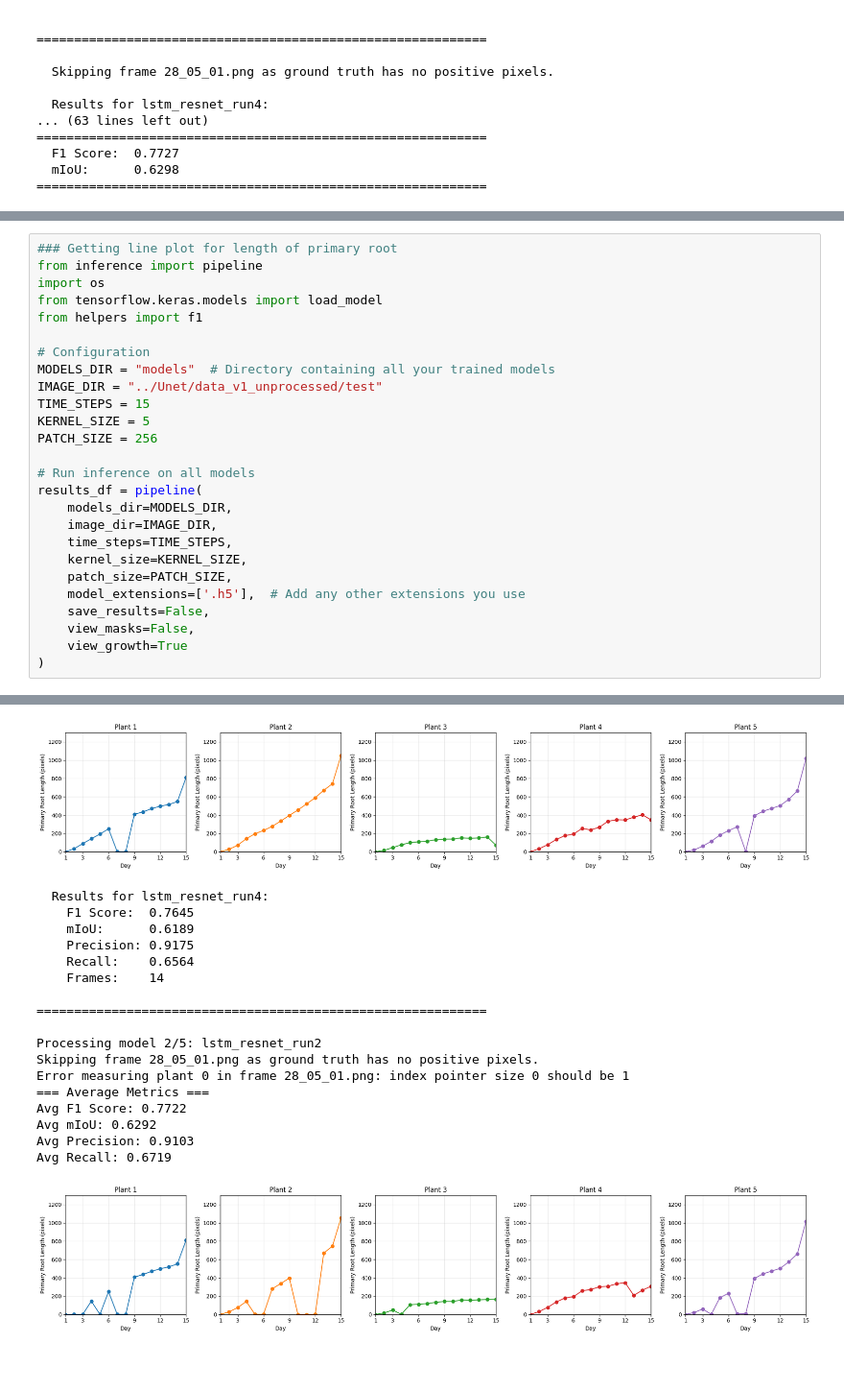
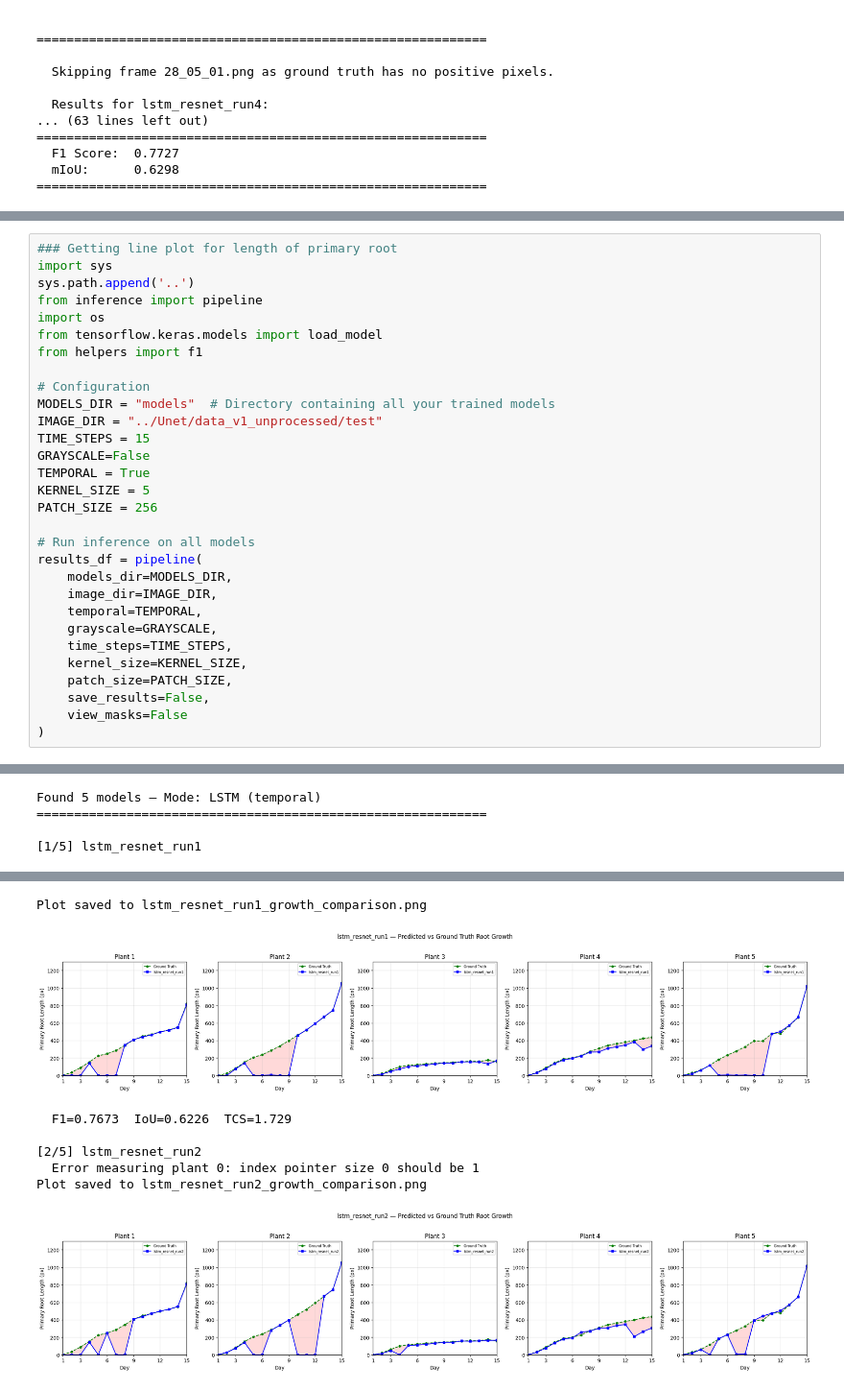
Before and after one commit to TudorPitulice234803/cnn_lstm_root_architecture, a Jupyter notebook: LSTM-ResNet/inference_resnet_lstm.ipynb, the cells around one changed output, grey strips where cells are left out. Shown at 96% size. Drawn from its saved outputs; the diff is of its cells as text; blank space fills up the shorter version.

Commit message:
inference changes for temproal consistency metric

```diff
--- a/LSTM-ResNet/inference_resnet_lstm.ipynb
+++ b/LSTM-ResNet/inference_resnet_lstm.ipynb
@@ -606,5 +261,7 @@ print(metrics)
 # %%
 ### Getting line plot for length of primary root
+import sys
+sys.path.append('..')
 from inference import pipeline
 import os
 from tensorflow.keras.models import load_model
@@ -614,6 +271,8 @@ from helpers import f1
 MODELS_DIR = "models"  # Directory containing all your trained models
 IMAGE_DIR = "../Unet/data_v1_unprocessed/test"
 TIME_STEPS = 15
+GRAYSCALE=False
+TEMPORAL = True
 KERNEL_SIZE = 5
 PATCH_SIZE = 256
 
@@ -621,12 +280,12 @@ PATCH_SIZE = 256
 results_df = pipeline(
     models_dir=MODELS_DIR,
     image_dir=IMAGE_DIR,
+    temporal=TEMPORAL,
+    grayscale=GRAYSCALE,
     time_steps=TIME_STEPS,
     kernel_size=KERNEL_SIZE,
     patch_size=PATCH_SIZE,
-    model_extensions=['.h5'],  # Add any other extensions you use
     save_results=False,
-    view_masks=False,
-    view_growth=True
+    view_masks=False
 )
 # %% [output]
@@ -648,0 +298,4 @@ Avg Recall: 0.6564
+Found 5 models — Mode: LSTM (temporal)
+============================================================
+
+[1/5] lstm_resnet_run1
@@ -649,19 +306,8 @@ Avg Recall: 0.6564
+Plot saved to lstm_resnet_run1_growth_comparison.png
-[figure, old version]
+[figure, new version]
-  Results for lstm_resnet_run4:
-    F1 Score:  0.7645
-    mIoU:      0.6189
-    Precision: 0.9175
-    Recall:    0.6564
-    Frames:    14
-
-============================================================
-
-Processing model 2/5: lstm_resnet_run2
-Skipping frame 28_05_01.png as ground truth has no positive pixels.
-Error measuring plant 0 in frame 28_05_01.png: index pointer size 0 should be 1
-=== Average Metrics ===
-Avg F1 Score: 0.7722
-Avg mIoU: 0.6292
-Avg Precision: 0.9103
-Avg Recall: 0.6719
+  F1=0.7673  IoU=0.6226  TCS=1.729
+
+[2/5] lstm_resnet_run2
+  Error measuring plant 0: index pointer size 0 should be 1
+Plot saved to lstm_resnet_run2_growth_comparison.png
-[figure, old version]
+[figure, new version]
```
Also changed, not shown: parts of 5 cells of this notebook, 11 other files.
